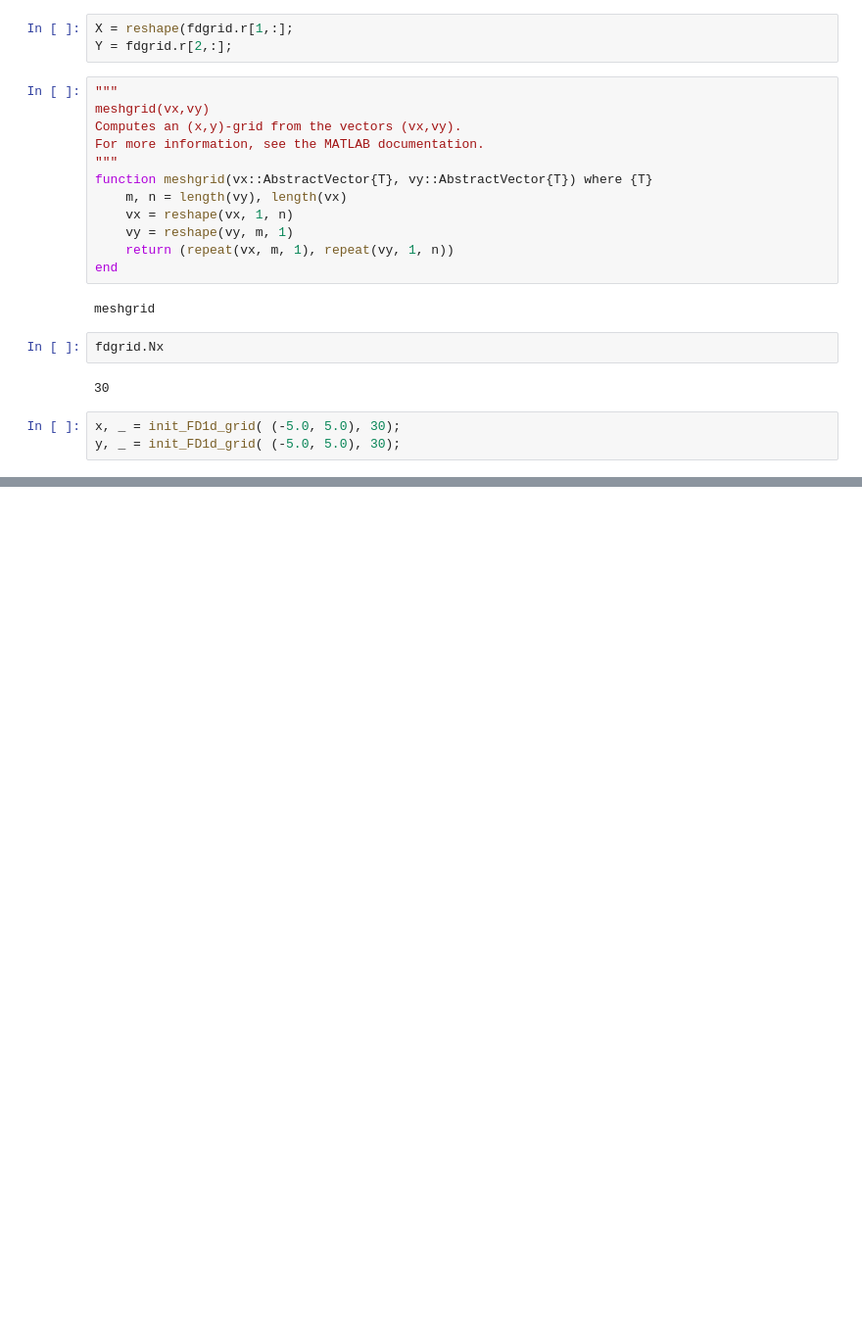
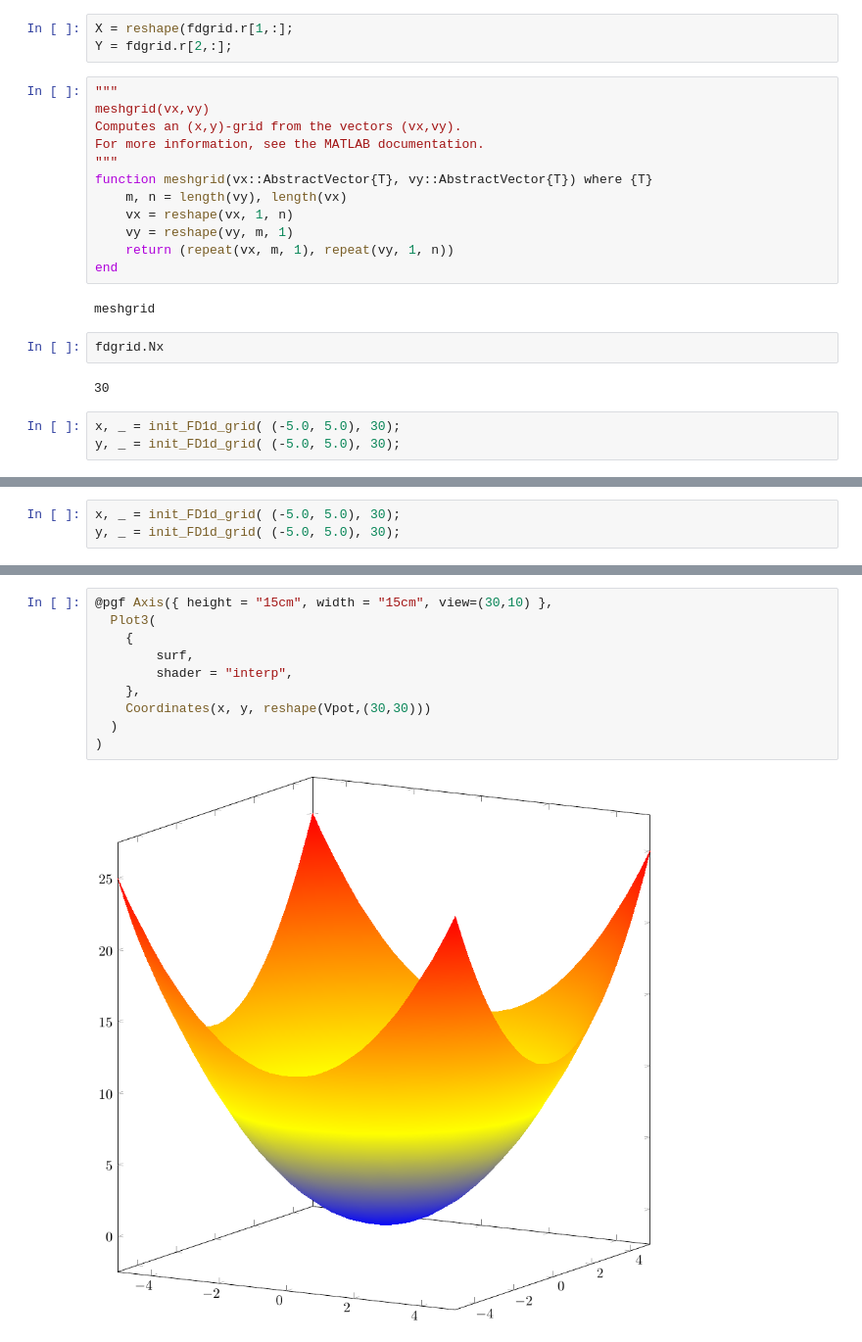
Before and after one commit to f-fathurrahman/ffr-komputasi-material, a Jupyter notebook: NumericalQM/FD2d_v1.ipynb, the cells around one changed output, grey strips where cells are left out. Shown at 98% size. Drawn from its saved outputs; the diff is of its cells as text; blank space fills up the shorter version.

```diff
--- a/NumericalQM/FD2d_v1.ipynb
+++ b/NumericalQM/FD2d_v1.ipynb
@@ -343,0 +312,3 @@ PyObject <mpl_toolkits.mplot3d.art3d.Poly3DCollection object at 0x...>
+# %%
+x, _ = init_FD1d_grid( (-5.0, 5.0), 30);
+y, _ = init_FD1d_grid( (-5.0, 5.0), 30);
@@ -343,0 +319,12 @@ PyObject <mpl_toolkits.mplot3d.art3d.Poly3DCollection object at 0x...>
+# %%
+@pgf Axis({ height = "15cm", width = "15cm", view=(30,10) },
+  Plot3(
+    {
+        surf,
+        shader = "interp",
+    },
+    Coordinates(x, y, reshape(Vpot,(30,30)))
+  )
+)
+# %% [output]
+[figure, added]
```
Also changed, not shown: parts of 19 cells of this notebook.
